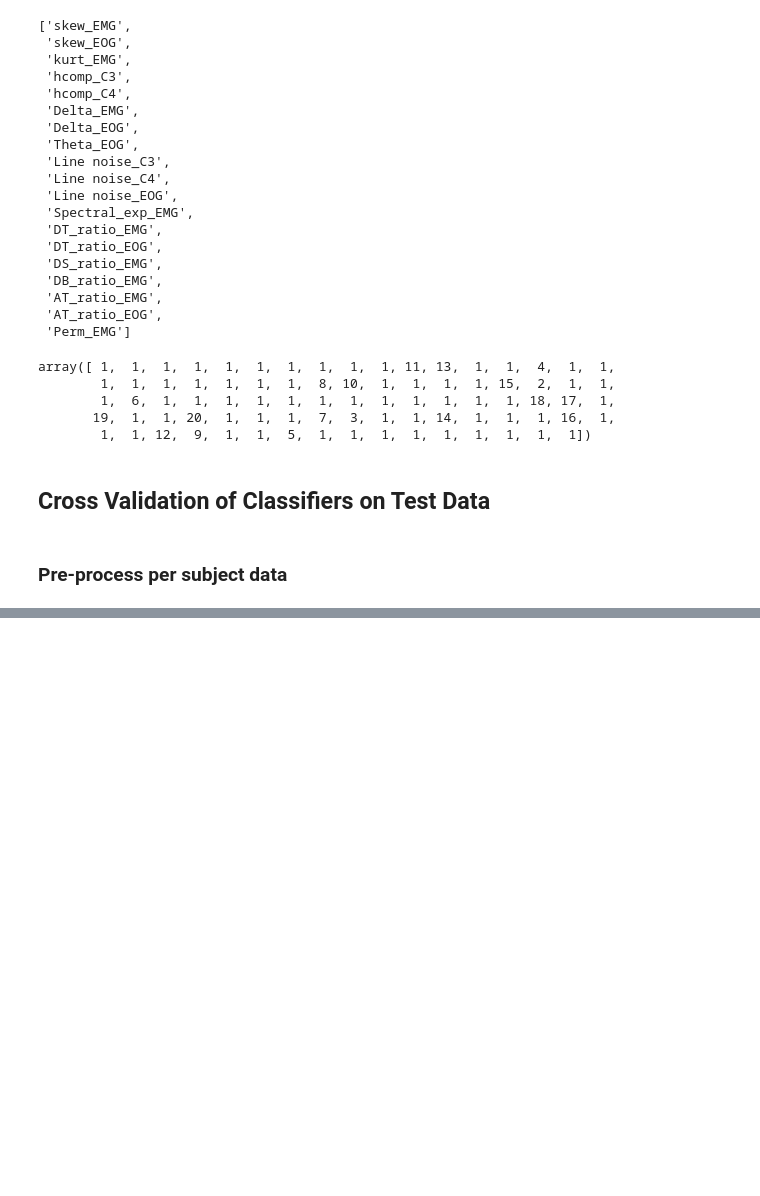
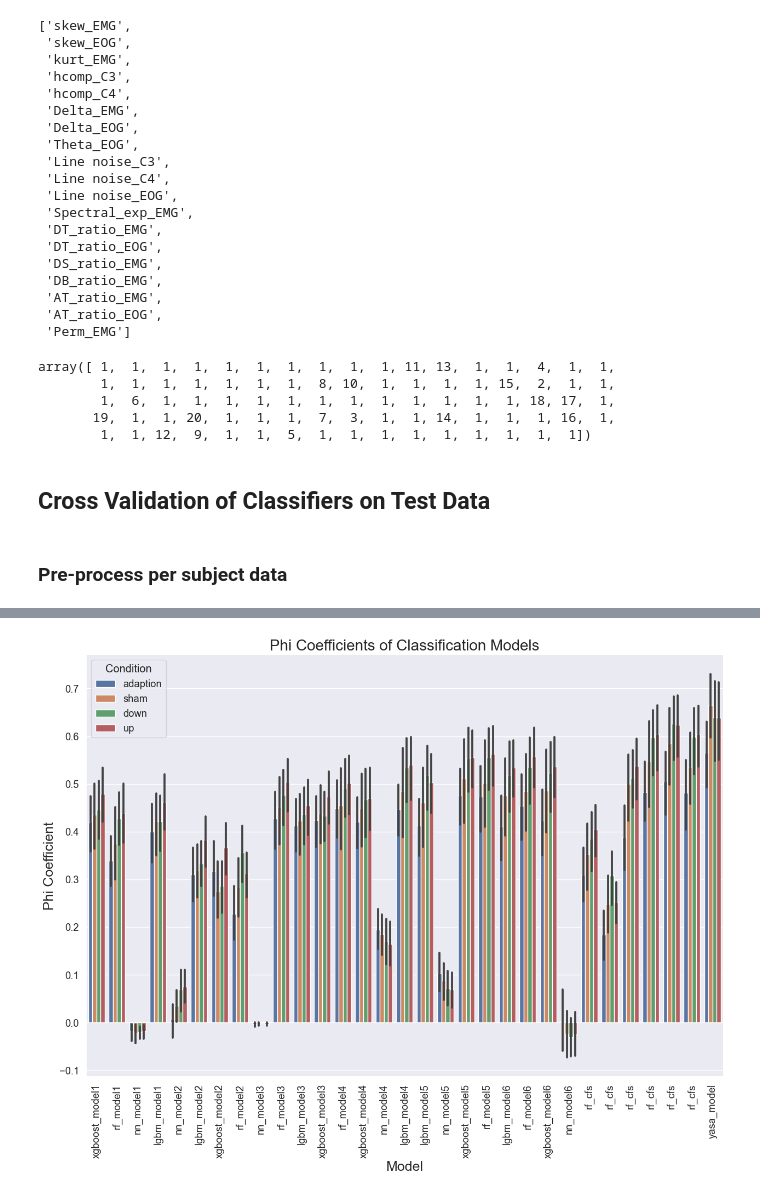
Before and after one commit to mvaliadis/sleep_stimulation, a Jupyter notebook: sleepstim/Sleep_classifier_notebook.ipynb, the cells around one changed output, grey strips where cells are left out. Saved outputs shown, nothing was run; the diff lists cells and outputs as text; code cells hidden in the pictures; blank space fills up the shorter version.

```diff
--- a/sleepstim/Sleep_classifier_notebook.ipynb
+++ b/sleepstim/Sleep_classifier_notebook.ipynb
@@ -1507,0 +1543,12 @@ ModuleNotFoundError: No module named 'sleepstim'
+# %%
+# Phi Coefficients
+fig, ax = plt.subplots(figsize=(15, 10))
+sns.barplot(x = 'model idx', y = 'Phi', hue='Condition', data = df_cv_results, ax=ax)
+plt.title('Phi Coefficients of Classification Models', fontsize=20)
+ax.set_xlabel('Model', fontsize=18)
+ax.set_ylabel('Phi Coefficient', fontsize=18)
+ax.set_xticklabels(sorted_model_names_, rotation=90)
+sns.despine()
+plt.savefig(new_path + 'phi_scores_all_models.png')
+# %% [output]
+[figure, added]
```
Also changed, not shown: parts of 16 cells of this notebook, 8 other files.
